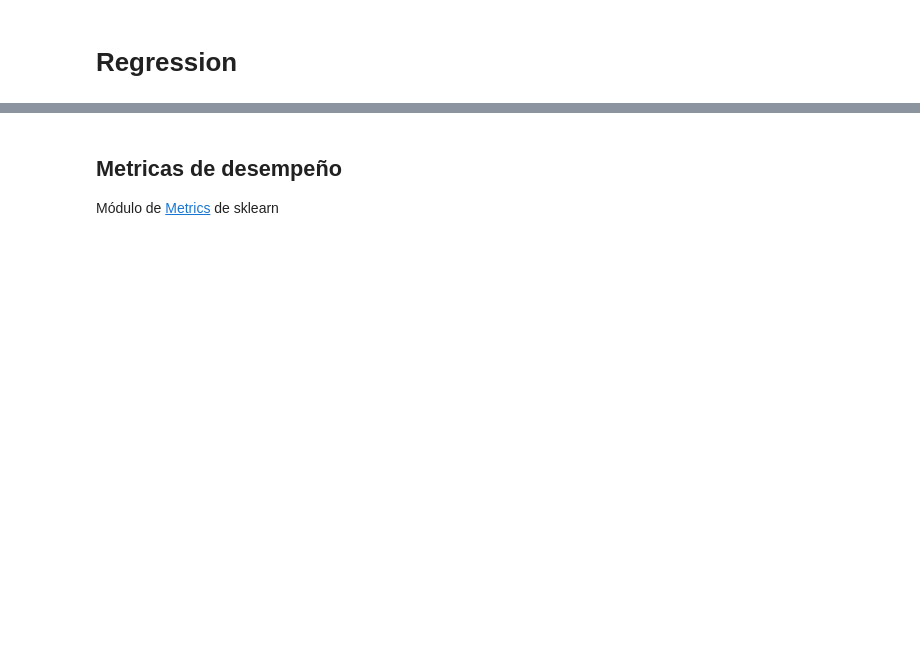
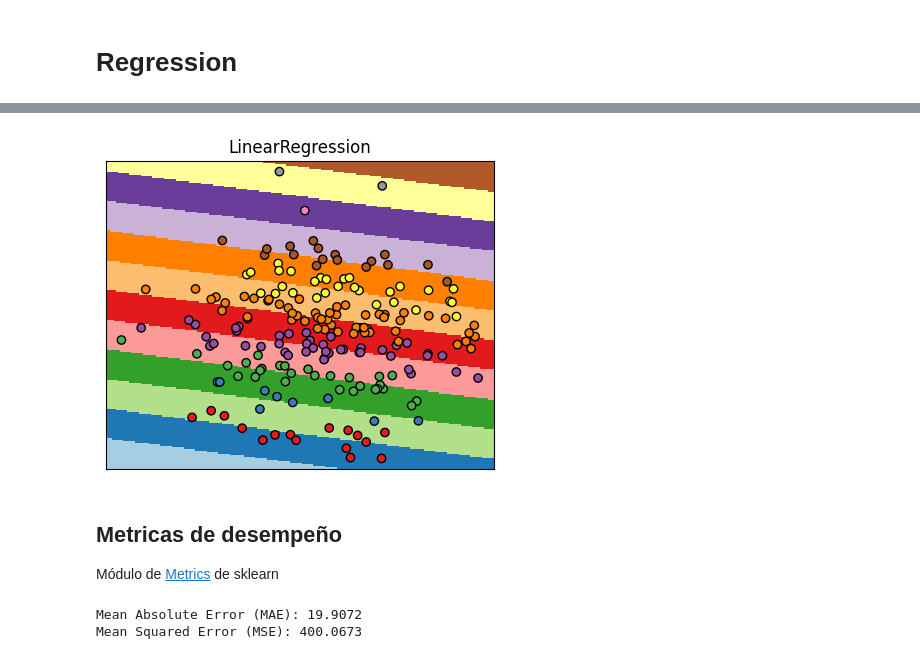
Before and after one commit to JuanJRP/machine_learning, a Jupyter notebook: Sem_05/Supervised_Metrics.ipynb, the cells around one changed output, grey strips where cells are left out. Cells and saved outputs as stored; diff of their text form; code cells hidden in the pictures; blank space fills up the shorter version.

```diff
--- a/Sem_05/Supervised_Metrics.ipynb
+++ b/Sem_05/Supervised_Metrics.ipynb
@@ -176,3 +179,15 @@ _
+# %%
+# Train a linear regression
+model = LinearRegression()
+model.fit(X_train, y_train)
+
+_, ax = plt.subplots(figsize = (5, 4))
+
+x_grid, y_grid, pred_grid, scatter = plot_decision_boundary(model, X_test, y_test, grid_size=(200, 200), n_classes= len(np.unique(y)), ax = ax)
+
+plt.show()
+# %% [output]
+[figure, added]
 # %% [markdown]
 ## Metricas de desempeño
 
@@ -183,0 +197,11 @@ from sklearn.metrics import mean_absolute_error, mean_squared_error
+# %%
+# Compute MAE and MSE
+y_pred = model.predict(X_test)
+mae = mean_absolute_error(y_test, y_pred)
+mse = mean_squared_error(y_test, y_pred)
+
+print(f"Mean Absolute Error (MAE): {mae:.4f}")
+print(f"Mean Squared Error (MSE): {mse:.4f}")
+# %% [output]
+Mean Absolute Error (MAE): 19.9072
+Mean Squared Error (MSE): 400.0673
```
Also changed, not shown: parts of 3 cells of this notebook, 1 other file.
